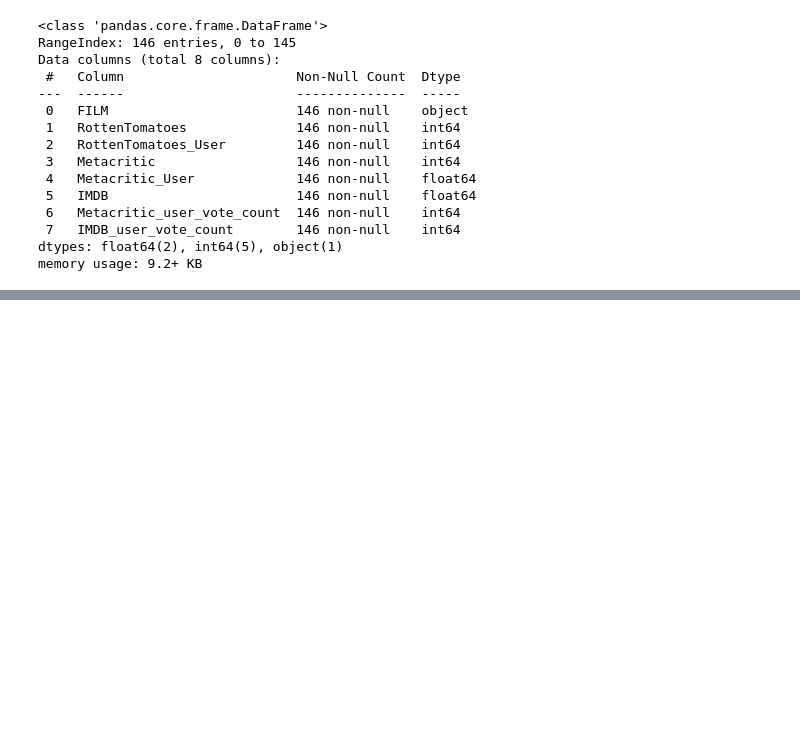
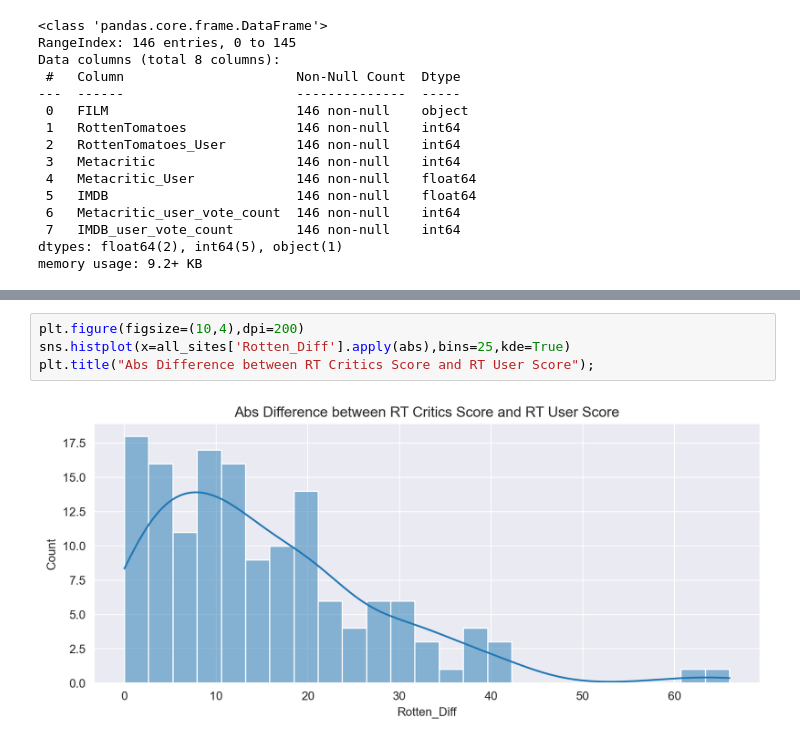
Before and after one commit to DOMINION-JOHN1/data-analysis-of-movie-ratings-bias, a Jupyter notebook: Data Visualization of movie rating.ipynb, the cells around one changed output, grey strips where cells are left out. Cells and saved outputs as stored; diff of their text form; blank space fills up the shorter version.

```diff
--- a/Data Visualization of movie rating.ipynb
+++ b/Data Visualization of movie rating.ipynb
@@ -189,0 +226,6 @@ memory usage: 9.2+ KB
+# %%
+plt.figure(figsize=(10,4),dpi=200)
+sns.histplot(x=all_sites['Rotten_Diff'].apply(abs),bins=25,kde=True)
+plt.title("Abs Difference between RT Critics Score and RT User Score");
+# %% [output]
+[figure, added]
```
Also changed, not shown: parts of 10 cells of this notebook.
